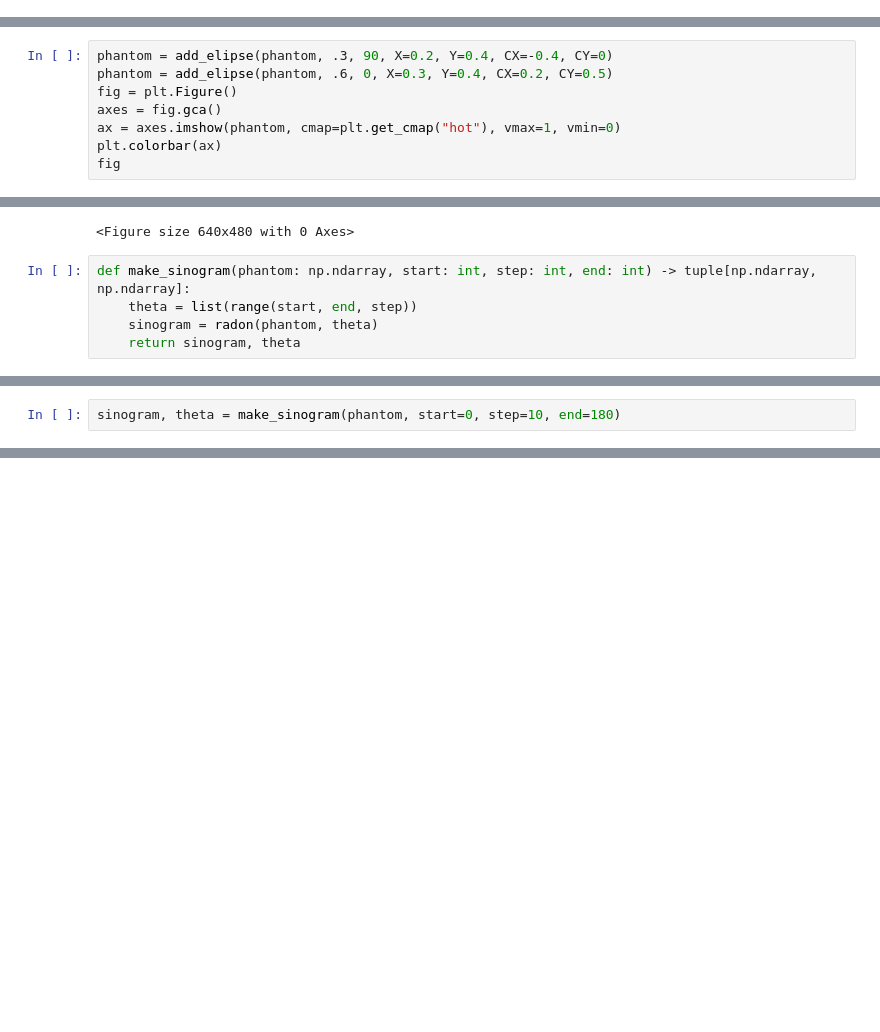
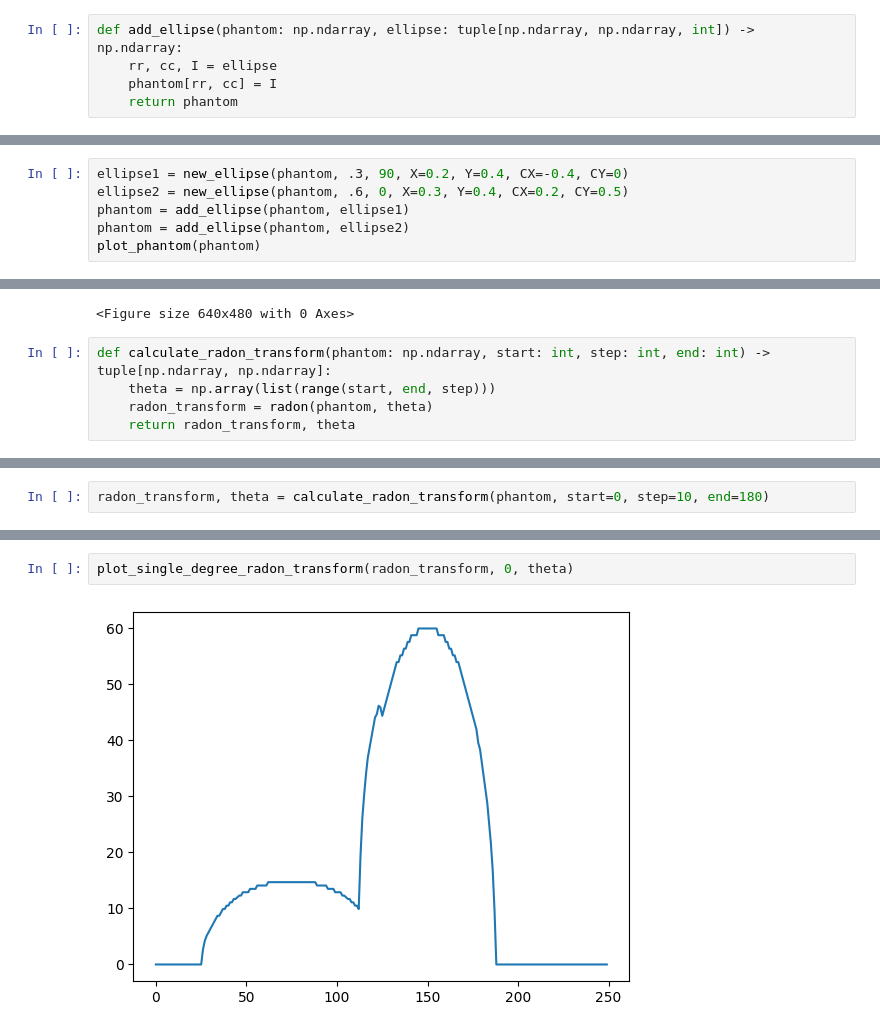
Before and after one commit to prausela/image-processing, a Jupyter notebook: tp8/ex.ipynb, the cells around one changed output, grey strips where cells are left out. Cells and saved outputs as stored; diff of their text form; blank space fills up the shorter version.

```diff
--- a/tp8/ex.ipynb
+++ b/tp8/ex.ipynb
@@ -53,2 +91,7 @@ def add_elipse(
+# %%
+def add_ellipse(phantom: np.ndarray, ellipse: tuple[np.ndarray, np.ndarray, int]) -> np.ndarray:
+    rr, cc, I = ellipse
+    phantom[rr, cc] = I
+    return phantom
 # %%
 phantom = new_phantom()
@@ -59,16 +102,14 @@ imshow(phantom)
 # %%
-phantom = add_elipse(phantom, .3, 90, X=0.2, Y=0.4, CX=-0.4, CY=0)
-phantom = add_elipse(phantom, .6, 0, X=0.3, Y=0.4, CX=0.2, CY=0.5)
-fig = plt.Figure()
-axes = fig.gca()
-ax = axes.imshow(phantom, cmap=plt.get_cmap("hot"), vmax=1, vmin=0)
-plt.colorbar(ax)
-fig
+ellipse1 = new_ellipse(phantom, .3, 90, X=0.2, Y=0.4, CX=-0.4, CY=0)
+ellipse2 = new_ellipse(phantom, .6, 0, X=0.3, Y=0.4, CX=0.2, CY=0.5)
+phantom = add_ellipse(phantom, ellipse1)
+phantom = add_ellipse(phantom, ellipse2)
+plot_phantom(phantom)
 # %% [output]
 [figure]
 <Figure size 640x480 with 0 Axes>
 # %%
-def make_sinogram(phantom: np.ndarray, start: int, step: int, end: int) -> tuple[np.ndarray, np.ndarray]:
-    theta = list(range(start, end, step))
-    sinogram = radon(phantom, theta)
-    return sinogram, theta
+def calculate_radon_transform(phantom: np.ndarray, start: int, step: int, end: int) -> tuple[np.ndarray, np.ndarray]:
+    theta = np.array(list(range(start, end, step)))
+    radon_transform = radon(phantom, theta)
+    return radon_transform, theta
@@ -84,2 +116,2 @@ def plot_sinogram(sinogram: np.ndarray, theta: np.ndarray):
 # %%
-sinogram, theta = make_sinogram(phantom, start=0, step=10, end=180)
+radon_transform, theta = calculate_radon_transform(phantom, start=0, step=10, end=180)
@@ -89,0 +123,4 @@ plot_sinogram(sinogram, theta)
+# %%
+plot_single_degree_radon_transform(radon_transform, 0, theta)
+# %% [output]
+[figure, added]
```
Also changed, not shown: parts of 15 cells of this notebook, 2 other files.
